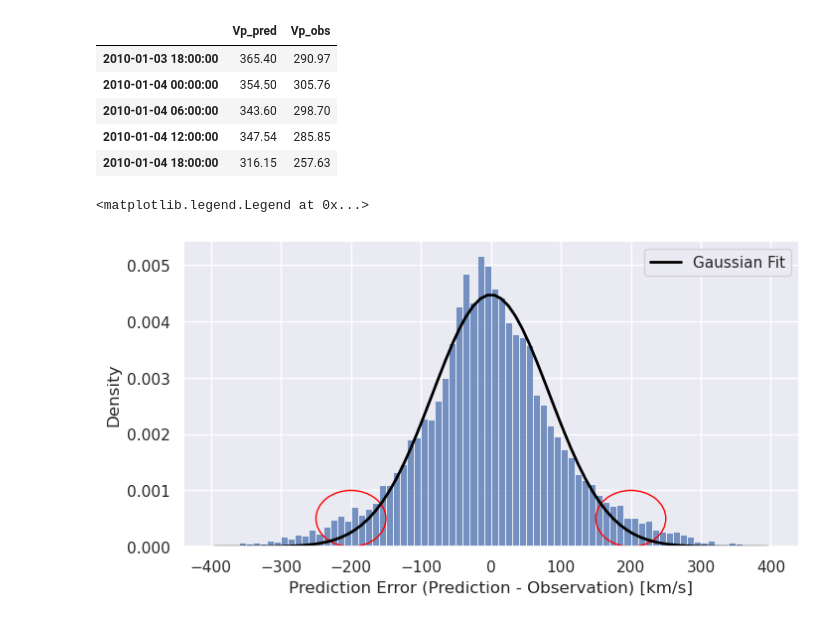
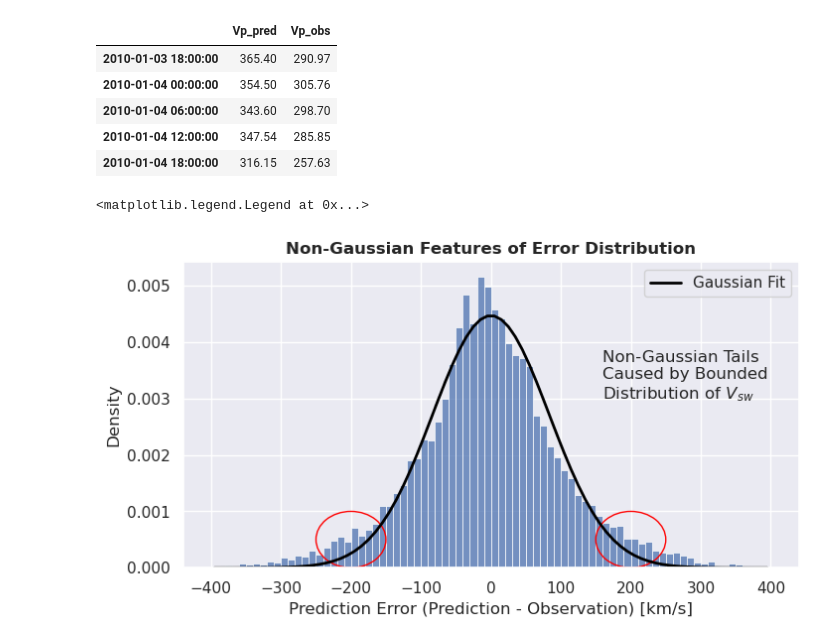
Before and after one commit to ddasilva/wsa_knn_uncertainty_v2, a Jupyter notebook: notebooks/Gaussian Analysis.ipynb, the cells around one changed output. Saved outputs shown, nothing was run; the diff lists cells and outputs as text; code cells hidden in the pictures.

Commit message:
Add plotting title

```diff
--- a/notebooks/Gaussian Analysis.ipynb
+++ b/notebooks/Gaussian Analysis.ipynb
@@ -56,14 +56,15 @@ def draw_circle(ax, center, width, height, circle_color="red"):
 # %%
 # Gaussian
 plt.figure(figsize=(8, 4))
 sns.histplot(errors, bins=bins, stat="density")
 plt.plot(bin_centers, gaussian_pdf, color="black", lw=2, label=f"Gaussian Fit")
 plt.xlabel("Prediction Error (Prediction - Observation) [km/s]")
 draw_circle(plt.gca(), (200, 0.0005), 100, 0.001)
 draw_circle(plt.gca(), (-200, 0.0005), 100, 0.001)
 
-plt.text(200, 0.003, "Non-Gaussian Tails Caused by Bounded Dis")
+plt.title('Non-Gaussian Features of Error Distribution', fontweight='bold')
+plt.text(160, 0.003, "Non-Gaussian Tails\nCaused by Bounded\nDistribution of $V_{sw}$")
 plt.legend(loc="upper right")
 # %% [output]
 <matplotlib.legend.Legend at 0x...>
-[figure, old version]
+[figure, new version]
```
